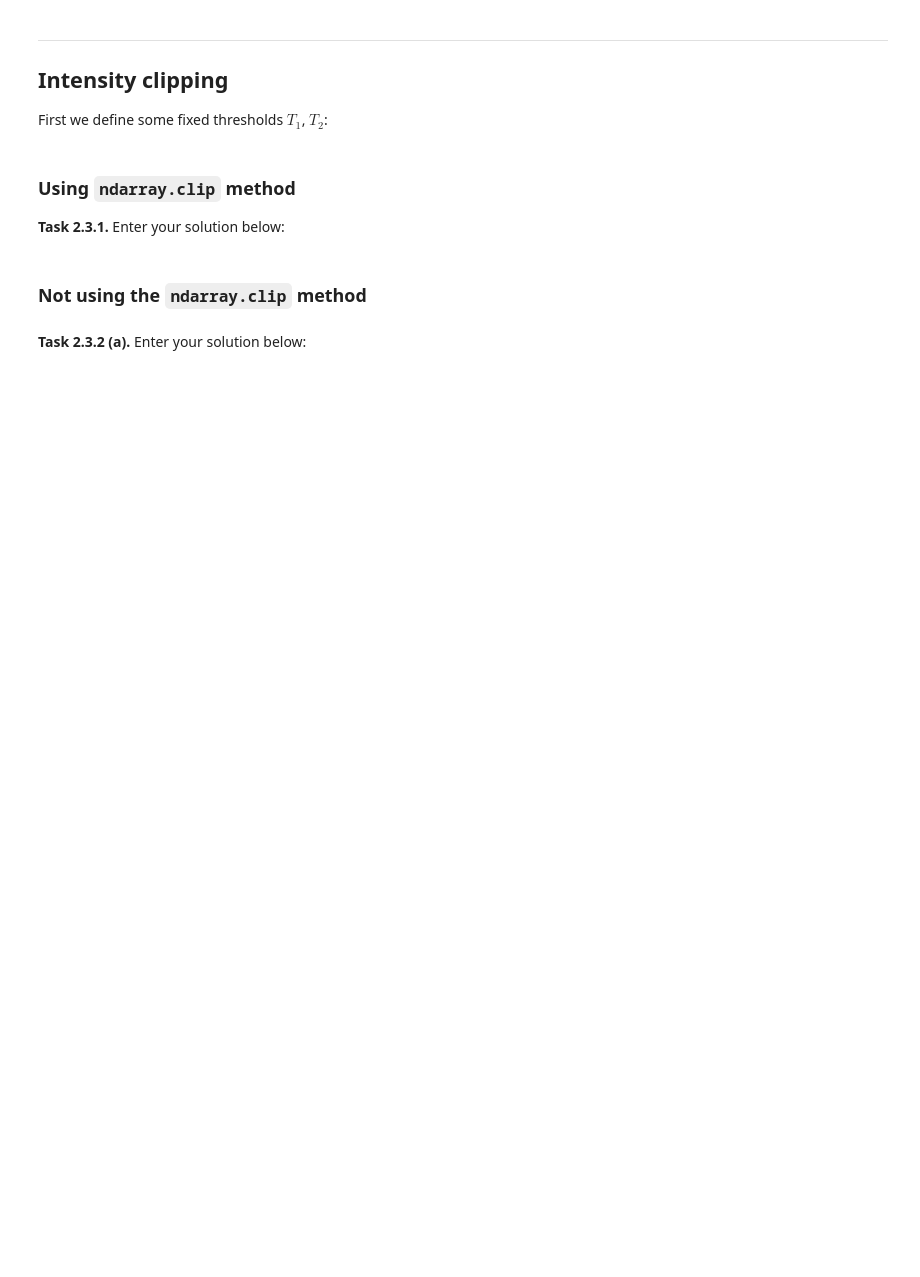
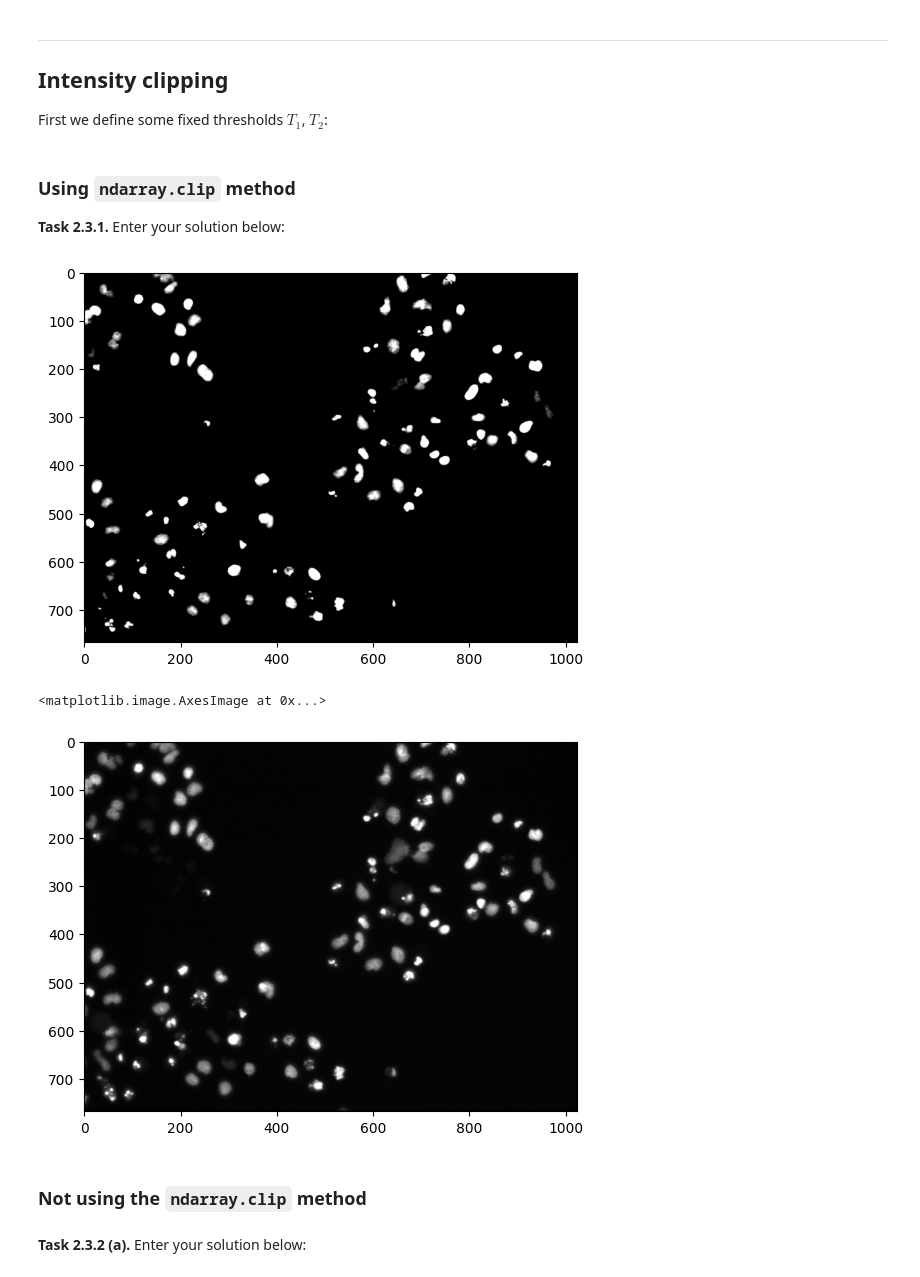
Before and after one commit to Antonia0305/mobi-fs3-python, a Jupyter notebook: task2.ipynb, the cells around one changed output. Saved outputs shown, nothing was run; the diff lists cells and outputs as text; code cells hidden in the pictures; blank space fills up the shorter version.

```diff
--- a/task2.ipynb
+++ b/task2.ipynb
@@ -39,6 +58,14 @@ T2 = 0.59
 ### Using `ndarray.clip` method
 
 **<a id="#">Task 2.3.1.</a>** Enter your solution below:
+# %%
+plt.imshow(img.clip(T1,T2), 'gray')
+plt.show()
+plt.imshow(img, 'gray')
+# %% [output]
+[figure, added]
+<matplotlib.image.AxesImage at 0x...>
+[figure, added]
 # %% [markdown]
 ### Not using the `ndarray.clip` method
 # %% [markdown]
```
Also changed, not shown: parts of 2 cells of this notebook.
